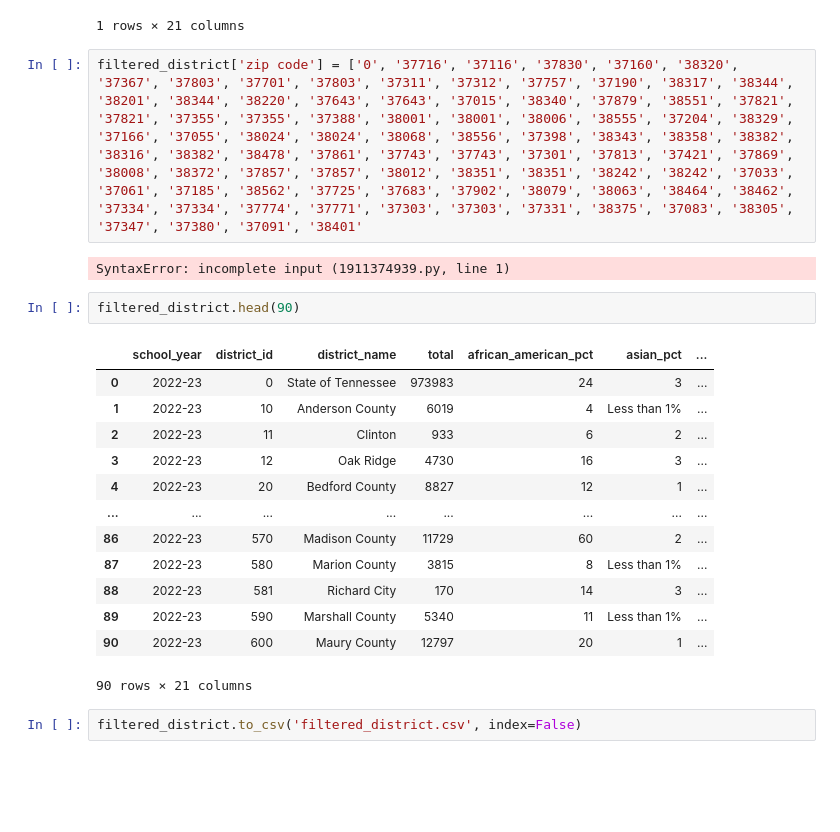
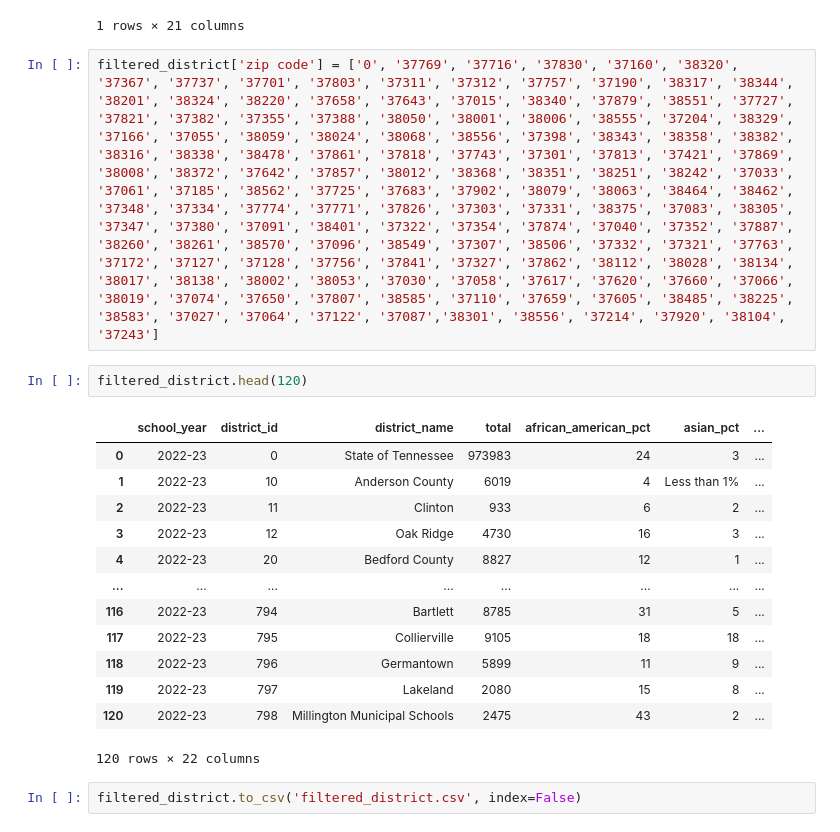
Before and after one commit to jmcapps/education_capstone, a Jupyter notebook: notebooks/test.ipynb, the cells around one changed output. Saved outputs shown, nothing was run; the diff lists cells and outputs as text; blank space fills up the shorter version.

```diff
--- a/notebooks/test.ipynb
+++ b/notebooks/test.ipynb
@@ -490,25 +490,23 @@ newport
 | 27 | 2022-23 | 151 | Newport | 657 | 7 | 5 | ... |
 1 rows × 21 columns
 # %%
-filtered_district['zip code'] = ['0', '37716', '37116', '37830', '37160', '38320', '37367', '37803', '37701', '37803', '37311', '37312', '37757', '37190', '38317', '38344', '38201', '38344', '38220', '37643', '37643', '37015', '38340', '37879', '38551', '37821', '37821', '37355', '37355', '37388', '38001', '38001', '38006', '38555', '37204', '38329', '37166', '37055', '38024', '38024', '38068', '38556', '37398', '38343', '38358', '38382', '38316', '38382', '38478', '37861', '37743', '37743', '37301', '37813', '37421', '37869', '38008', '38372', '37857', '37857', '38012', '38351', '38351', '38242', '38242', '37033', '37061', '37185', '38562', '37725', '37683', '37902', '38079', '38063', '38464', '38462', '37334', '37334', '37774', '37771', '37303', '37303', '37331', '38375', '37083', '38305', '37347', '37380', '37091', '38401'
+filtered_district['zip code'] = ['0', '37769', '37716', '37830', '37160', '38320', '37367', '37737', '37701', '37803', '37311', '37312', '37757', '37190', '38317', '38344', '38201', '38324', '38220', '37658', '37643', '37015', '38340', '37879', '38551', '37727', '37821', '37382', '37355', '37388', '38050', '38001', '38006', '38555', '37204', '38329', '37166', '37055', '38059', '38024', '38068', '38556', '37398', '38343', '38358', '38382', '38316', '38338', '38478', '37861', '37818', '37743', '37301', '37813', '37421', '37869', '38008', '38372', '37642', '37857', '38012', '38368', '38351', '38251', '38242', '37033', '37061', '37185', '38562', '37725', '37683', '37902', '38079', '38063', '38464', '38462', '37348', '37334', '37774', '37771', '37826', '37303', '37331', '38375', '37083', '38305', '37347', '37380', '37091', '38401', '37322', '37354', '37874', '37040', '37352', '37887', '38260', '38261', '38570', '37096', '38549', '37307', '38506', '37332', '37321', '37763', '37172', '37127', '37128', '37756', '37841', '37327', '37862', '38112', '38028', '38134', '38017', '38138', '38002', '38053', '37030', '37058', '37617', '37620', '37660', '37066', '38019', '37074', '37650', '37807', '38585', '37110', '37659', '37605', '38485', '38225', '38583', '37027', '37064', '37122', '37087','38301', '38556', '37214', '37920', '38104', '37243']
-# %% [output]
-SyntaxError: incomplete input (1911374939.py, line 1)
 # %%
-filtered_district.head(90)
+filtered_district.head(120)
 # %% [output]
 |  | school_year | district_id | district_name | total | african_american_pct | asian_pct | ... |
 | 0 | 2022-23 | 0 | State of Tennessee | 973983 | 24 | 3 | ... |
 | 1 | 2022-23 | 10 | Anderson County | 6019 | 4 | Less than 1% | ... |
 | 2 | 2022-23 | 11 | Clinton | 933 | 6 | 2 | ... |
 | 3 | 2022-23 | 12 | Oak Ridge | 4730 | 16 | 3 | ... |
 | 4 | 2022-23 | 20 | Bedford County | 8827 | 12 | 1 | ... |
 | ... | ... | ... | ... | ... | ... | ... | ... |
-| 86 | 2022-23 | 570 | Madison County | 11729 | 60 | 2 | ... |
-| 87 | 2022-23 | 580 | Marion County | 3815 | 8 | Less than 1% | ... |
-| 88 | 2022-23 | 581 | Richard City | 170 | 14 | 3 | ... |
-| 89 | 2022-23 | 590 | Marshall County | 5340 | 11 | Less than 1% | ... |
-| 90 | 2022-23 | 600 | Maury County | 12797 | 20 | 1 | ... |
+| 116 | 2022-23 | 794 | Bartlett | 8785 | 31 | 5 | ... |
+| 117 | 2022-23 | 795 | Collierville | 9105 | 18 | 18 | ... |
+| 118 | 2022-23 | 796 | Germantown | 5899 | 11 | 9 | ... |
+| 119 | 2022-23 | 797 | Lakeland | 2080 | 15 | 8 | ... |
+| 120 | 2022-23 | 798 | Millington Municipal Schools | 2475 | 43 | 2 | ... |
-90 rows × 21 columns
+120 rows × 22 columns
 # %%
 filtered_district.to_csv('filtered_district.csv', index=False)
 # %%
```
Also changed, not shown: parts of 18 cells of this notebook, 8 other files.
